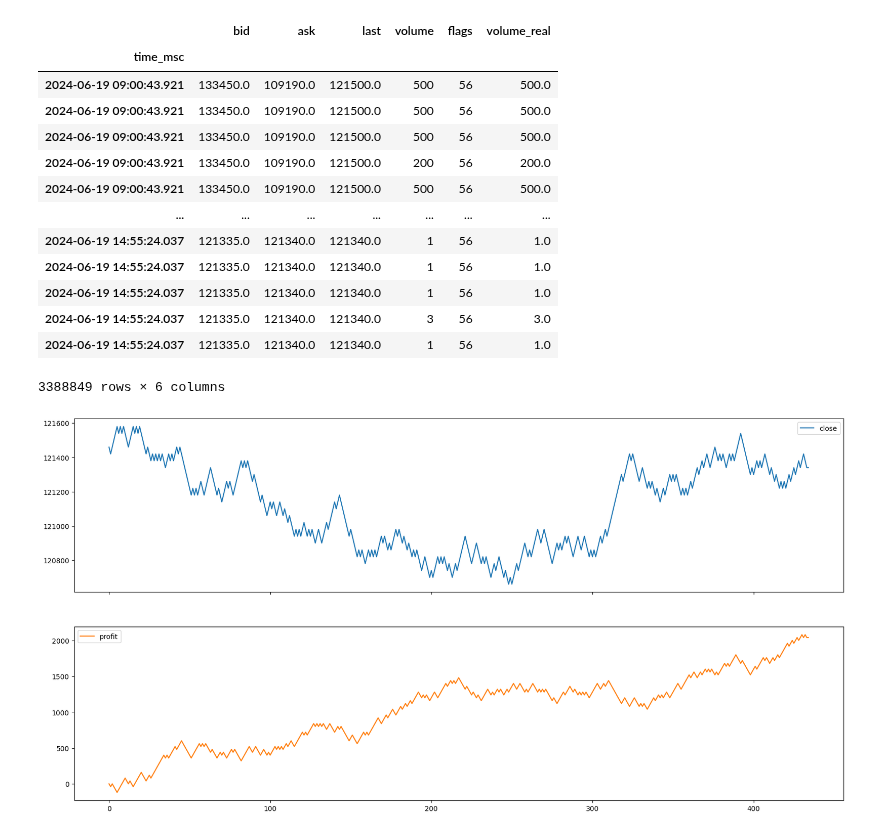
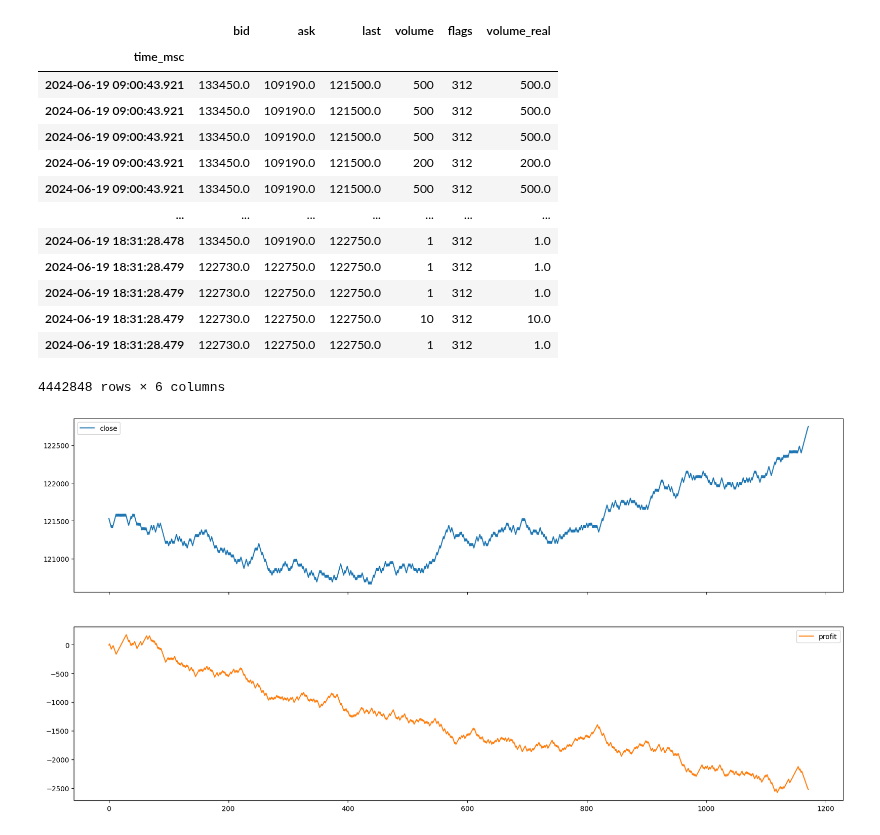
Before and after one commit to agabopinho/phoenix-project, a Jupyter notebook: grpc_server/notebooks/delta_strategy_03.1.ipynb, the cells around one changed output. Saved outputs shown, nothing was run; the diff lists cells and outputs as text; code cells hidden in the pictures.

```diff
--- a/grpc_server/notebooks/delta_strategy_03.1.ipynb
+++ b/grpc_server/notebooks/delta_strategy_03.1.ipynb
@@ -21,7 +21,9 @@ to_date = datetime(2024, 6, 20, tzinfo=pytz.utc)
 trades_list = None
 
 while from_date < to_date:
-    trades = mt5.copy_ticks_range("WINQ24", from_date, from_date.replace(hour=23), mt5.COPY_TICKS_TRADE)
+    trades = mt5.copy_ticks_range(
+        "WDON24", from_date, from_date.replace(hour=23), mt5.COPY_TICKS_TRADE
+    )
     if mt5.last_error()[0] == mt5.RES_S_OK and len(trades.shape) == 1:
         if trades_list is None:
             trades_list = trades
@@ -35,20 +37,21 @@ all_trades
 # %% [output]
 |  | bid | ask | last | volume | flags | volume_real |
 | time_msc |  |  |  |  |  |  |
-| 2024-06-19 09:00:43.921 | 133450.0 | 109190.0 | 121500.0 | 500 | 56 | 500.0 |
-| 2024-06-19 09:00:43.921 | 133450.0 | 109190.0 | 121500.0 | 500 | 56 | 500.0 |
-| 2024-06-19 09:00:43.921 | 133450.0 | 109190.0 | 121500.0 | 500 | 56 | 500.0 |
-| 2024-06-19 09:00:43.921 | 133450.0 | 109190.0 | 121500.0 | 200 | 56 | 200.0 |
-| 2024-06-19 09:00:43.921 | 133450.0 | 109190.0 | 121500.0 | 500 | 56 | 500.0 |
+| 2024-06-19 09:00:43.921 | 133450.0 | 109190.0 | 121500.0 | 500 | 312 | 500.0 |
+| 2024-06-19 09:00:43.921 | 133450.0 | 109190.0 | 121500.0 | 500 | 312 | 500.0 |
+| 2024-06-19 09:00:43.921 | 133450.0 | 109190.0 | 121500.0 | 500 | 312 | 500.0 |
+| 2024-06-19 09:00:43.921 | 133450.0 | 109190.0 | 121500.0 | 200 | 312 | 200.0 |
+| 2024-06-19 09:00:43.921 | 133450.0 | 109190.0 | 121500.0 | 500 | 312 | 500.0 |
 | ... | ... | ... | ... | ... | ... | ... |
-| 2024-06-19 14:55:24.037 | 121335.0 | 121340.0 | 121340.0 | 1 | 56 | 1.0 |
-| 2024-06-19 14:55:24.037 | 121335.0 | 121340.0 | 121340.0 | 1 | 56 | 1.0 |
-| 2024-06-19 14:55:24.037 | 121335.0 | 121340.0 | 121340.0 | 1 | 56 | 1.0 |
-| 2024-06-19 14:55:24.037 | 121335.0 | 121340.0 | 121340.0 | 3 | 56 | 3.0 |
-| 2024-06-19 14:55:24.037 | 121335.0 | 121340.0 | 121340.0 | 1 | 56 | 1.0 |
+| 2024-06-19 18:31:28.478 | 133450.0 | 109190.0 | 122750.0 | 1 | 312 | 1.0 |
+| 2024-06-19 18:31:28.479 | 122730.0 | 122750.0 | 122750.0 | 1 | 312 | 1.0 |
+| 2024-06-19 18:31:28.479 | 122730.0 | 122750.0 | 122750.0 | 1 | 312 | 1.0 |
+| 2024-06-19 18:31:28.479 | 122730.0 | 122750.0 | 122750.0 | 10 | 312 | 10.0 |
+| 2024-06-19 18:31:28.479 | 122730.0 | 122750.0 | 122750.0 | 1 | 312 | 1.0 |
-3388849 rows × 6 columns
+4442848 rows × 6 columns
 # %%
-brick_size = 40
+brick_size = 30
+offset = 5
 
 trades_range = Range(
     brick_size, all_trades.index, all_trades["last"], all_trades["volume"]
@@ -90,35 +93,36 @@ temp["position"] = np.nan
 temp["profit"] = np.nan
 
 temp.loc[(temp["type"] == "up") & (temp.shift(-1)["type"] == "up"), "up_up"] = 1
 temp.loc[(temp["type"] == "up") & (temp.shift(-1)["type"] == "down"), "up_down"] = 1
 temp.loc[(temp["type"] == "down") & (temp.shift(-1)["type"] == "down"), "down_down"] = 1
 temp.loc[(temp["type"] == "down") & (temp.shift(-1)["type"] == "up"), "down_up"] = 1
 
 position_side = 0  # 1 = BUY, -1 = SELL
+offset = 5
 
 for i, item in temp.iterrows():
     if position_side == 0 and item["type"] == "down":  # buy
-        temp.loc[i, "position"] = item["close"] * -1
+        temp.loc[i, "position"] = (item["close"] + offset) * -1
         position_side = 1
     elif position_side == 0 and item["type"] == "up":  # sell
-        temp.loc[i, "position"] = item["close"]
+        temp.loc[i, "position"] = item["close"] - offset
         position_side = -1
     elif position_side == -1 and item["type"] == "down":  # invert sell
-        temp.loc[i, "position"] = item["close"] * 2 * -1
+        temp.loc[i, "position"] = (item["close"] + offset) * 2 * -1
         position_side = 1
     elif position_side == 1 and item["type"] == "up":  # invert buy
-        temp.loc[i, "position"] = item["close"] * 2
+        temp.loc[i, "position"] = (item["close"] - offset) * 2
         position_side = -1
 
     temp.loc[i, "position_side"] = position_side
     temp.loc[i, "profit"] = temp.loc[:i]["position"].sum()
 
     if position_side == 1:
         temp.loc[i, "profit"] = temp.loc[i, "profit"] - temp.loc[i, "close"] * -1
     elif position_side == -1:
         temp.loc[i, "profit"] = temp.loc[i, "profit"] - temp.loc[i, "close"]
 
 temp[["close", "profit"]].plot(figsize=(20, 10), subplots=[("close",), ("profit",)])
 temp.to_excel("bricks.xlsx")
 # %% [output]
-[figure, old version]
+[figure, new version]
```
Also changed, not shown: 10 other files.
